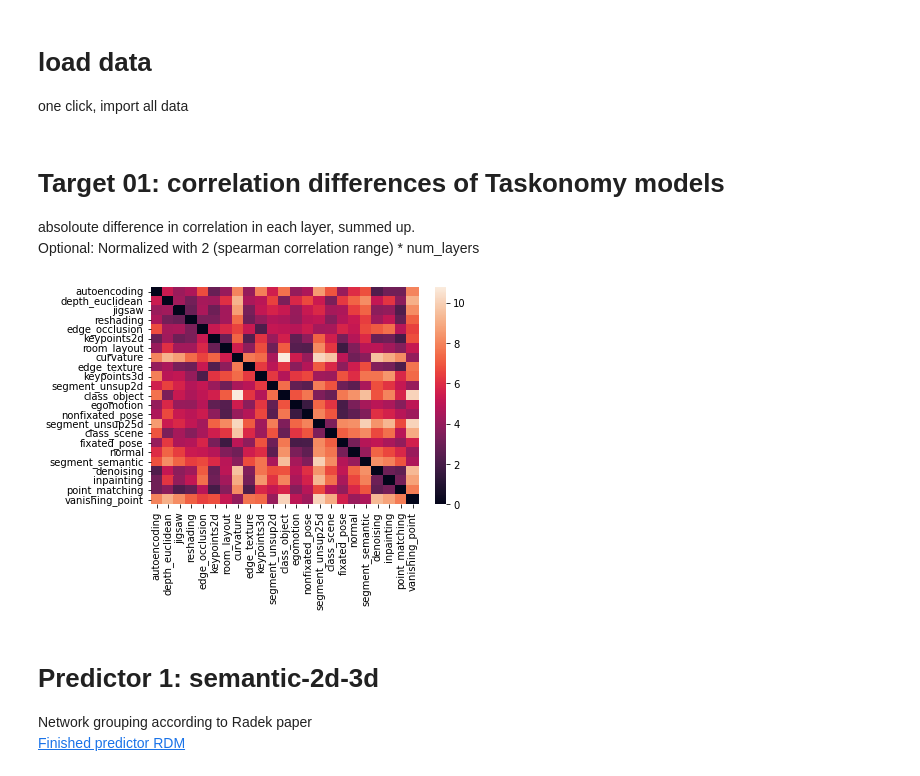
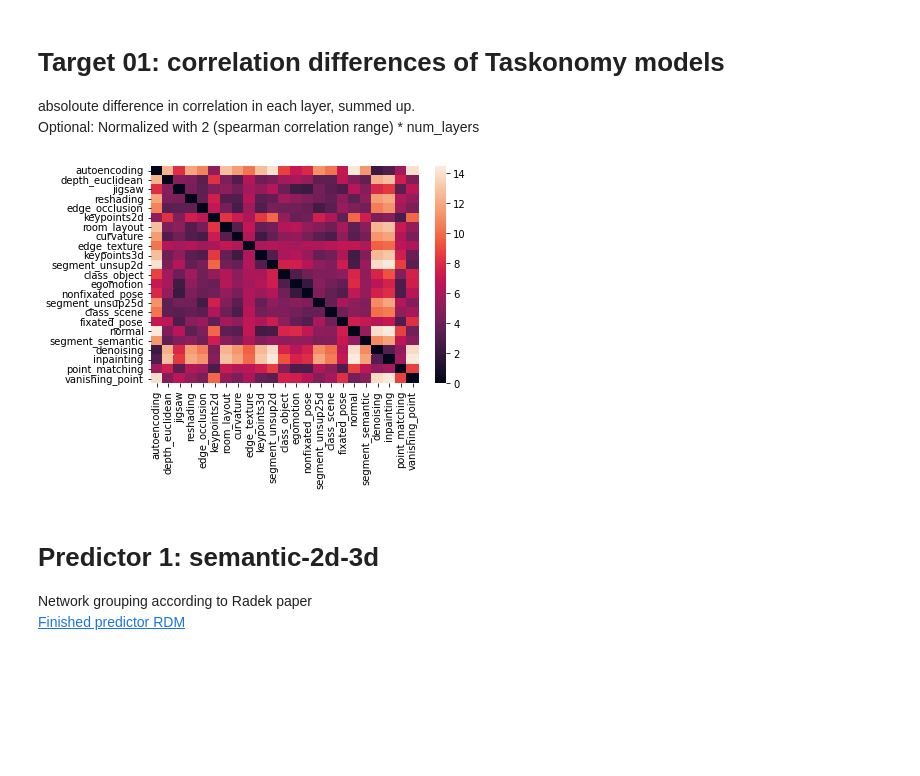
Before and after one commit to toniklenk/analysis-taskonomy, a Jupyter notebook: scripts/factors analysis.ipynb, the cells around one changed output. Drawn from its saved outputs; the diff is of its cells as text; code cells hidden in the pictures; blank space fills up the shorter version.

```diff
--- a/scripts/factors analysis.ipynb
+++ b/scripts/factors analysis.ipynb
@@ -31,7 +31,14 @@ from lib.functions_scripting import (
     STUDY_NAMES,
     BEHAVIOUR_NAMES,
     MODEL_NAMES,
-    load_integration
+    load_integration,
+    load_ibcorr,
+    load_pvalues,
+    load_ratings,
+    NETS_SEMANTIC,
+    NETS_2D,
+    NETS_3D,
+    NETS_ALL,
 )
 
 PATH_IMAGES = "../images and ratings/imageversions_256"
@@ -48,10 +55,16 @@ PATH_IBCORR_MAXPOOL = "../data csv/ibcorr maxpool"
 PATH_RESULTS = "../results"
 PATH_PLOTS = "../plots"
 
-
-_scale = "scale4"
+_models = MODEL_NAMES
 _study = "short presentation"
 _dataset = "places1"
+_scale = "scale4"
+_layers_unblocked = slice(None)
+_layers_blocked = slice(None)
+
+# load data
+dfi = load_integration(PATH_INTEGRATION)
+dfi_m = load_integration(PATH_INTEGRATION_MAXPOOL, datasets=[_dataset], scales=[_scale])
+dfibc = load_ibcorr(PATH_IBCORR)
+dfibc_m = load_ibcorr(PATH_IBCORR_MAXPOOL, studies=[_study], scales=[_scale])
+beauty_ratings = load_ratings(PATH_RATINGS)
-# %% [markdown]
-# load data
-one click, import all data
@@ -108,19 +71,31 @@ def load_pvalues(
+# %%
+#subselect data
+dfi = dfi.loc[(slice(None), _dataset, _scale, slice(None), _layers_unblocked)]
+dfi = dfi.loc[_models] # need this to be seperate so levels drop automatically
+#dfi_m = dfi_m.loc[(slice(None), _dataset, _scale, slice(None), _layers_blocked)]
+#dfi_m = dfi_m.loc[_models] # need this to be seperate so levels drop automatically
+
+
+dfibc = dfibc.loc[(slice(None),_study, _scale, _layers_unblocked)]
+dfibc = dfibc.loc[_models]
+#dfibc_m = dfibc_m.loc[(slice(None),_study, _scale, _layers_blocked)]
+#dfibc_m = dfibc_m.loc[_models]
 # %% [markdown]
 # Target 01: correlation differences of Taskonomy models
 
 absoloute difference in correlation in each layer, summed up. <br>
 Optional: Normalized with 2 (spearman correlation range) * num_layers
 # %%
-df = dfibcorr.loc[(slice(None), _study, _scale, slice(None))].unstack("layer")
-rdm = pd.DataFrame(0, index=MODEL_NAMES, columns=MODEL_NAMES)
+df = dfibc.unstack("layer")
+rdm = pd.DataFrame(0, index=_models, columns=_models)
 
-for c1, c2 in combinations(MODEL_NAMES, 2):
+for c1, c2 in combinations(_models, 2):
     # sum of absoloute differences (easier, no correlation of correlated correlation coefficients)
     rdm.loc[c1, c2] = (df.loc[c1] - df.loc[c2]).abs().sum()
     rdm.loc[c2, c1] = (df.loc[c1] - df.loc[c2]).abs().sum()
 
 # norming dissimilarity: sum_abs_diff / (num_layers * 2)
 sns.heatmap(rdm, xticklabels=rdm.columns, yticklabels=rdm.index)
 target_rdm = rdm
 # %% [output]
-[figure, old version]
+[figure, new version]
```
Also changed, not shown: parts of 17 cells of this notebook, 1 other file.
